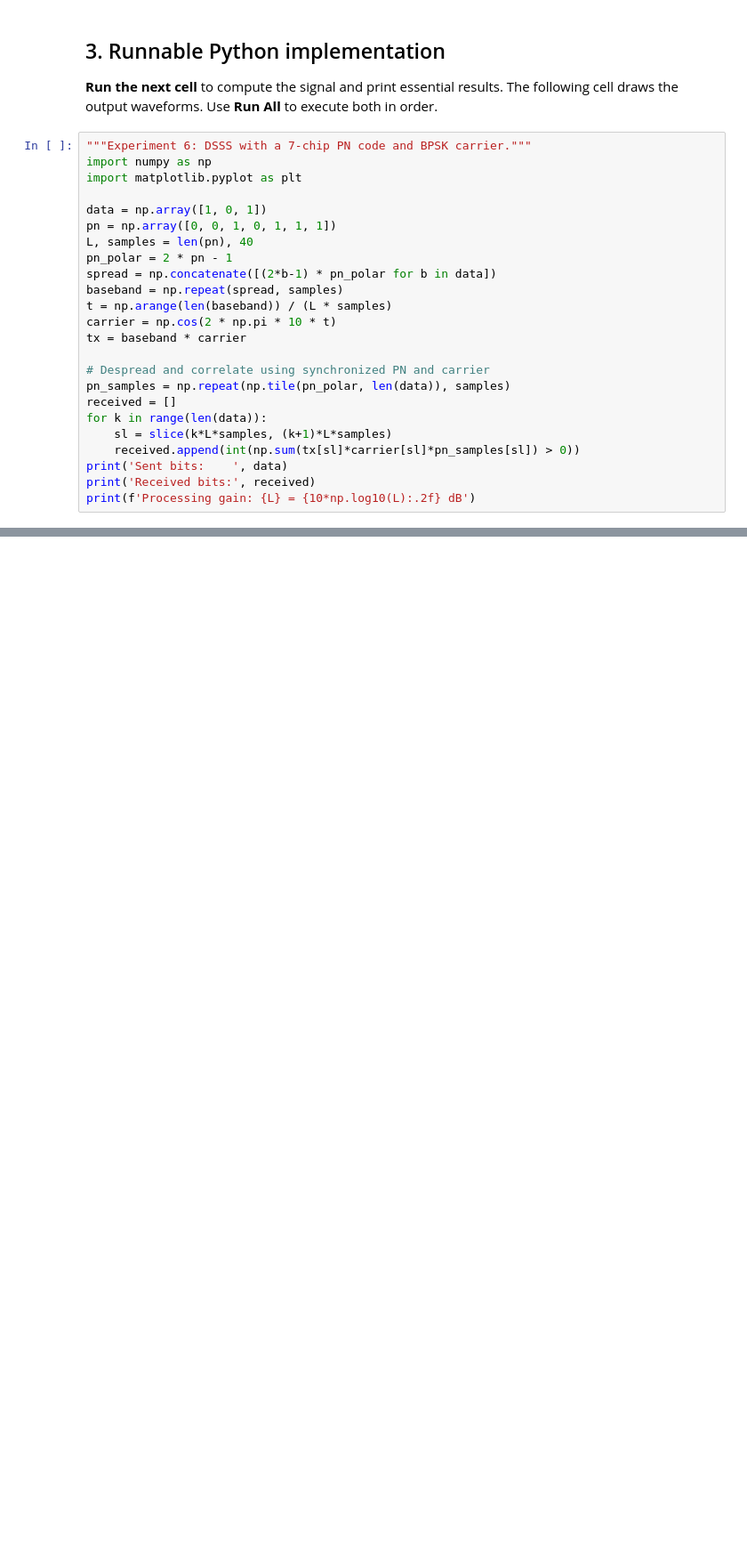
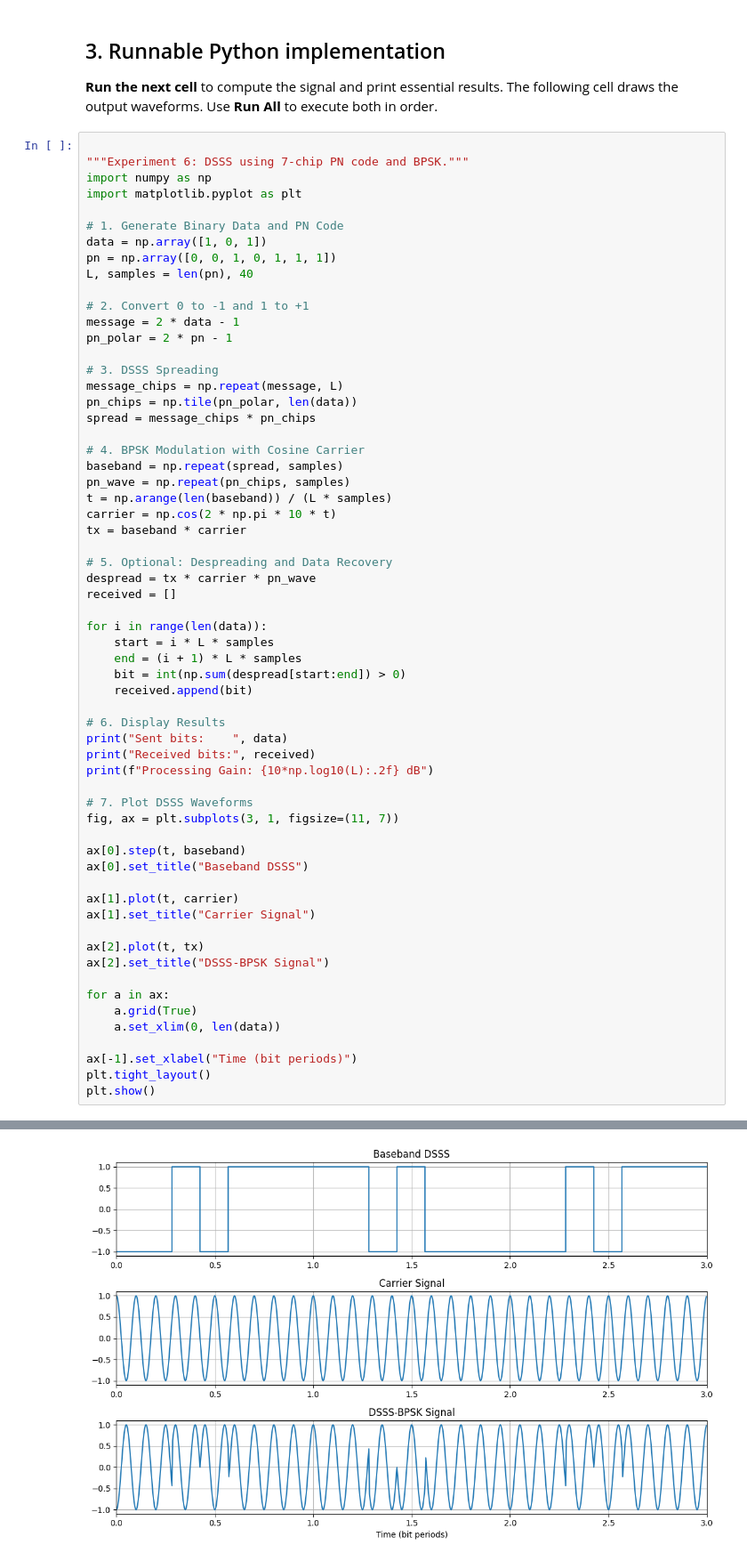
Before and after one commit to SajjadHossainSoykot/ICT-4206-Telecommunication-Laboratory, a Jupyter notebook: Python/Exp6_DSSS.ipynb, the cells around one changed output, grey strips where cells are left out. Shown at 89% size. Cells and saved outputs as stored; diff of their text form; blank space fills up the shorter version.

```diff
--- a/Python/Exp6_DSSS.ipynb
+++ b/Python/Exp6_DSSS.ipynb
@@ -56,29 +56,66 @@ $$G_{p,\mathrm{dB}} = 10\log_{10}(7)\approx8.45\,\mathrm{dB}$$
 
 **Run the next cell** to compute the signal and print essential results. The following cell draws the output waveforms. Use **Run All** to execute both in order.
 # %%
-"""Experiment 6: DSSS with a 7-chip PN code and BPSK carrier."""
+
+"""Experiment 6: DSSS using 7-chip PN code and BPSK."""
 import numpy as np
 import matplotlib.pyplot as plt
 
+# 1. Generate Binary Data and PN Code
 data = np.array([1, 0, 1])
 pn = np.array([0, 0, 1, 0, 1, 1, 1])
 L, samples = len(pn), 40
+
+# 2. Convert 0 to -1 and 1 to +1
+message = 2 * data - 1
 pn_polar = 2 * pn - 1
-spread = np.concatenate([(2*b-1) * pn_polar for b in data])
+
+# 3. DSSS Spreading
+message_chips = np.repeat(message, L)
+pn_chips = np.tile(pn_polar, len(data))
+spread = message_chips * pn_chips
+
+# 4. BPSK Modulation with Cosine Carrier
 baseband = np.repeat(spread, samples)
+pn_wave = np.repeat(pn_chips, samples)
 t = np.arange(len(baseband)) / (L * samples)
 carrier = np.cos(2 * np.pi * 10 * t)
 tx = baseband * carrier
 
-# Despread and correlate using synchronized PN and carrier
-pn_samples = np.repeat(np.tile(pn_polar, len(data)), samples)
+# 5. Optional: Despreading and Data Recovery
+despread = tx * carrier * pn_wave
 received = []
-for k in range(len(data)):
-    sl = slice(k*L*samples, (k+1)*L*samples)
-    received.append(int(np.sum(tx[sl]*carrier[sl]*pn_samples[sl]) > 0))
-print('Sent bits:    ', data)
-print('Received bits:', received)
-print(f'Processing gain: {L} = {10*np.log10(L):.2f} dB')
+
+for i in range(len(data)):
+    start = i * L * samples
+    end = (i + 1) * L * samples
+    bit = int(np.sum(despread[start:end]) > 0)
+    received.append(bit)
+
+# 6. Display Results
+print("Sent bits:    ", data)
+print("Received bits:", received)
+print(f"Processing Gain: {10*np.log10(L):.2f} dB")
+
+# 7. Plot DSSS Waveforms
+fig, ax = plt.subplots(3, 1, figsize=(11, 7))
+
+ax[0].step(t, baseband)
+ax[0].set_title("Baseband DSSS")
+
+ax[1].plot(t, carrier)
+ax[1].set_title("Carrier Signal")
+
+ax[2].plot(t, tx)
+ax[2].set_title("DSSS-BPSK Signal")
+
+for a in ax:
+    a.grid(True)
+    a.set_xlim(0, len(data))
+
+ax[-1].set_xlabel("Time (bit periods)")
+plt.tight_layout()
+plt.show()
 # %% [output]
 Sent bits:     [1 0 1]
 Received bits: [1, 0, 1]
@@ -85,0 +123 @@ Processing gain: 7 = 8.45 dB
+[figure, added]
```
Also changed, not shown: parts of 3 cells of this notebook, 4 other files.
